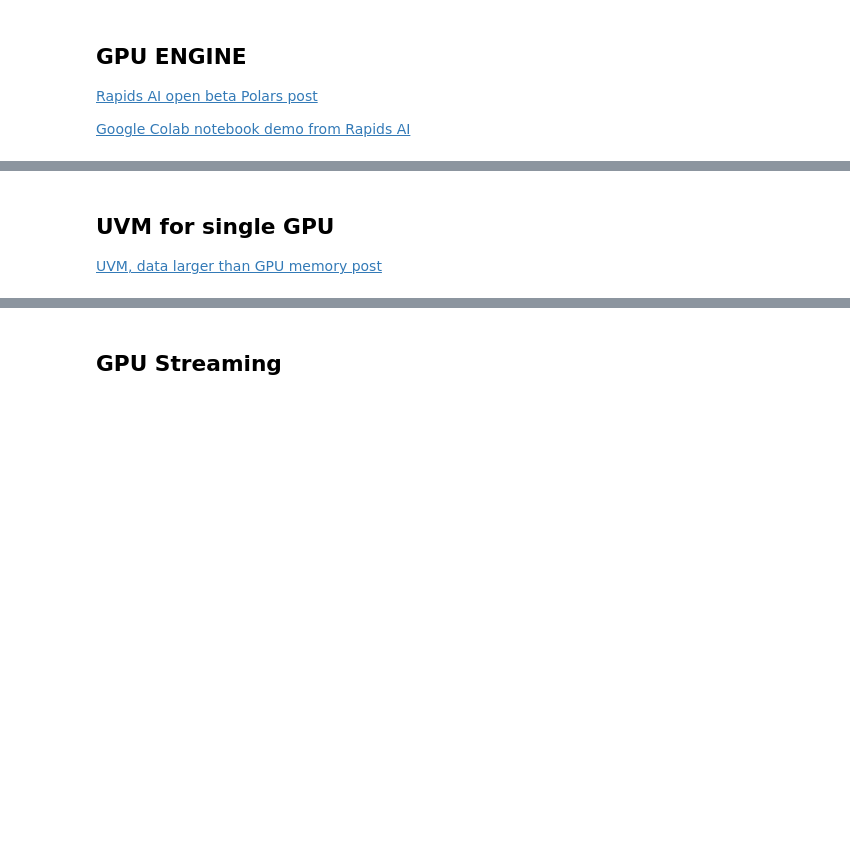
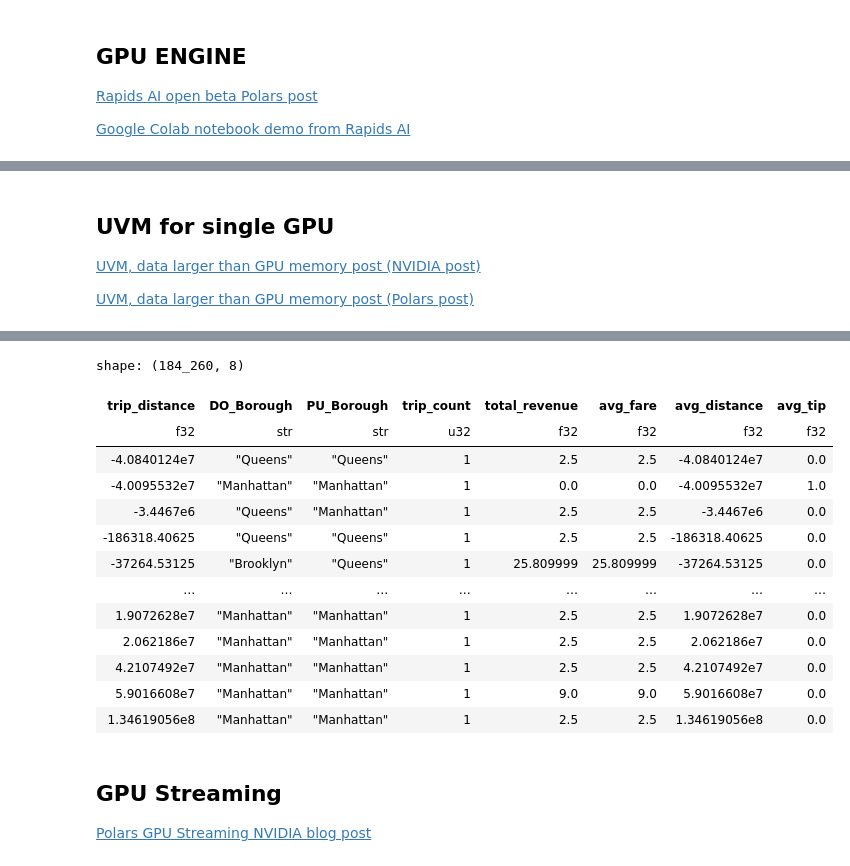
Before and after one commit to MihaiA24/polars-pill, a Jupyter notebook: Polars_GPU.ipynb, the cells around one changed output, grey strips where cells are left out. Saved outputs shown, nothing was run; the diff lists cells and outputs as text; code cells hidden in the pictures; blank space fills up the shorter version.

Commit message:
(refactor) Simplified GPU Engine notebook. Added UVM and Streaming GPU basic examples.

```diff
--- a/Polars_GPU.ipynb
+++ b/Polars_GPU.ipynb
@@ -12,31 +14,19 @@ engine = pl.GPUEngine(device=0, memory_resource=mr, raise_on_fail=False) # Can c
 # %%
 zone_schema = {"LocationID": pl.Int32, "Borough": pl.String, "Zone": pl.String, "service_zone": pl.String}
 
+df_zones = pl.scan_csv("data/nyc-taxi/taxi_zone_lookup.csv", schema=zone_schema)
 
-df_zones = pl.scan_csv("../data/nyc-taxi/taxi_zone_lookup.csv", schema=zone_schema)
-
-# Taxi operation efficiency
 df = (
-    pl.scan_parquet("../data/nyc-taxi/green.parquet")
-    .with_columns(
-        ((pl.col("tpep_dropoff_datetime") - pl.col("tpep_pickup_datetime")).dt.total_minutes()).alias(
-            "trip_duration_minutes"
-        )
-    )
-    .filter((pl.col("trip_duration_minutes") > 0) & (pl.col("trip_distance") > 0) & (pl.col("fare_amount") > 0))
-    .with_columns(
-        [
-            (pl.col("fare_amount") / pl.col("trip_duration_minutes")).alias("revenue_per_minute"),
-            (pl.col("fare_amount") / pl.col("trip_distance")).alias("revenue_per_mile"),
-            (pl.col("total_amount") / pl.col("trip_duration_minutes")).alias("total_revenue_per_minute"),
-            (pl.col("trip_distance") / (pl.col("trip_duration_minutes") / 60)).alias("speed_mph"),
-            (pl.col("fare_amount") * pl.col("trip_distance") / pl.col("trip_duration_minutes")).alias(
-                "efficiency_score"
-            ),
-        ]
-    )
+    pl.scan_parquet("data/nyc-taxi/yellow.parquet")
     .join(df_zones, left_on="PULocationID", right_on="LocationID")
     .rename({"Borough": "PU_Borough", "Zone": "PU_Zone", "service_zone": "PU_service_zone"})
     .join(df_zones, left_on="DOLocationID", right_on="LocationID")
     .rename({"Borough": "DO_Borough", "Zone": "DO_Zone", "service_zone": "DO_service_zone"})
 )
+df_green = (
+    pl.scan_parquet("data/nyc-taxi/green.parquet")
+    .join(df_zones, left_on="PULocationID", right_on="LocationID")
+    .rename({"Borough": "PU_Borough", "Zone": "PU_Zone", "service_zone": "PU_service_zone"})
+    .join(df_zones, left_on="DOLocationID", right_on="LocationID")
+    .rename({"Borough": "DO_Borough", "Zone": "DO_Zone", "service_zone": "DO_service_zone"})
+)
@@ -82,3 +167,20 @@ shape: (81_226_000, 25)
 # %% [markdown]
 ## UVM for single GPU
-[UVM, data larger than GPU memory post](https://developer.nvidia.com/blog/how-to-work-with-data-exceeding-vram-in-the-polars-gpu-engine/)
+[UVM, data larger than GPU memory post (NVIDIA post)](https://developer.nvidia.com/blog/how-to-work-with-data-exceeding-vram-in-the-polars-gpu-engine/)
+
+[UVM, data larger than GPU memory post (Polars post)](https://pola.rs/posts/uvm-larger-than-ram-gpu/)
+# %%
+import rmm
+
+mr = rmm.mr.PrefetchResourceAdaptor(rmm.mr.PoolMemoryResource(rmm.mr.ManagedMemoryResource()))
+gpu_uvm_engine = pl.GPUEngine(memory_resource=mr, raise_on_fail=True)
+# %%
+%%time
+df.with_columns().group_by(["trip_distance", "DO_Borough", "PU_Borough"]).agg(
+    pl.len().alias("trip_count"),
+    pl.sum("fare_amount").alias("total_revenue"),
+    pl.mean("fare_amount").alias("avg_fare"),
+    pl.mean("trip_distance").alias("avg_distance"),
+    pl.mean("tip_amount").alias("avg_tip"),
+).sort(["trip_distance", "DO_Borough", "PU_Borough"]).collect(engine=gpu_uvm_engine)
+# %% [output]
@@ -85,2 +189,17 @@ shape: (81_226_000, 25)
+shape: (184_260, 8)
+| trip_distance | DO_Borough | PU_Borough | trip_count | total_revenue | avg_fare | avg_distance | avg_tip |
+| f32 | str | str | u32 | f32 | f32 | f32 | f32 |
+| -4.0840124e7 | "Queens" | "Queens" | 1 | 2.5 | 2.5 | -4.0840124e7 | 0.0 |
+| -4.0095532e7 | "Manhattan" | "Manhattan" | 1 | 0.0 | 0.0 | -4.0095532e7 | 1.0 |
+| -3.4467e6 | "Queens" | "Manhattan" | 1 | 2.5 | 2.5 | -3.4467e6 | 0.0 |
+| -186318.40625 | "Queens" | "Queens" | 1 | 2.5 | 2.5 | -186318.40625 | 0.0 |
+| -37264.53125 | "Brooklyn" | "Queens" | 1 | 25.809999 | 25.809999 | -37264.53125 | 0.0 |
+| … | … | … | … | … | … | … | … |
+| 1.9072628e7 | "Manhattan" | "Manhattan" | 1 | 2.5 | 2.5 | 1.9072628e7 | 0.0 |
+| 2.062186e7 | "Manhattan" | "Manhattan" | 1 | 2.5 | 2.5 | 2.062186e7 | 0.0 |
+| 4.2107492e7 | "Manhattan" | "Manhattan" | 1 | 2.5 | 2.5 | 4.2107492e7 | 0.0 |
+| 5.9016608e7 | "Manhattan" | "Manhattan" | 1 | 9.0 | 9.0 | 5.9016608e7 | 0.0 |
+| 1.34619056e8 | "Manhattan" | "Manhattan" | 1 | 2.5 | 2.5 | 1.34619056e8 | 0.0 |
 # %% [markdown]
 ## GPU Streaming
+[Polars GPU Streaming NVIDIA blog post](https://developer.nvidia.com/blog/rapids-adds-gpu-polars-streaming-a-unified-gnn-api-and-zero-code-ml-speedups)
```
Also changed, not shown: parts of 19 cells of this notebook.
